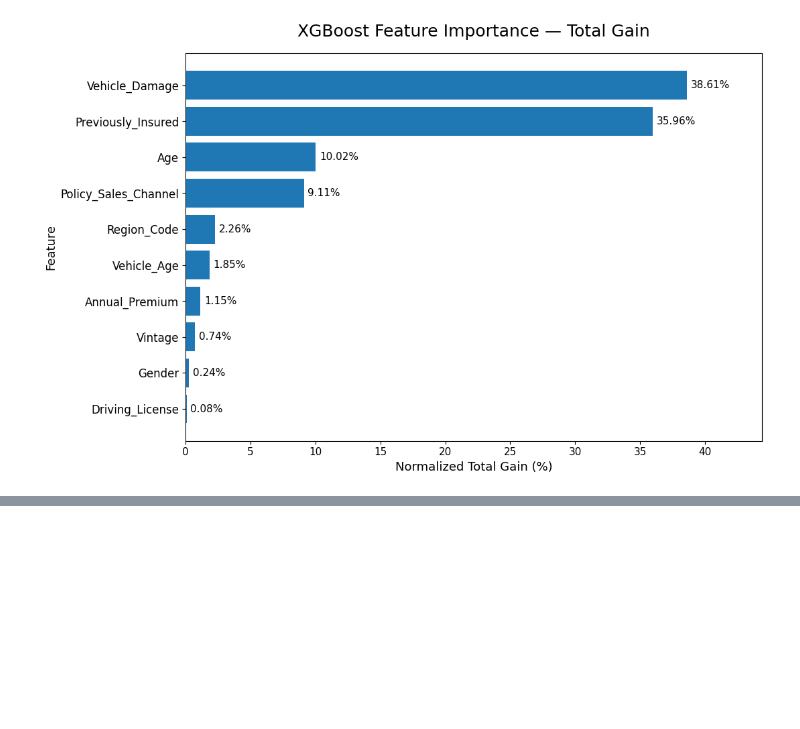
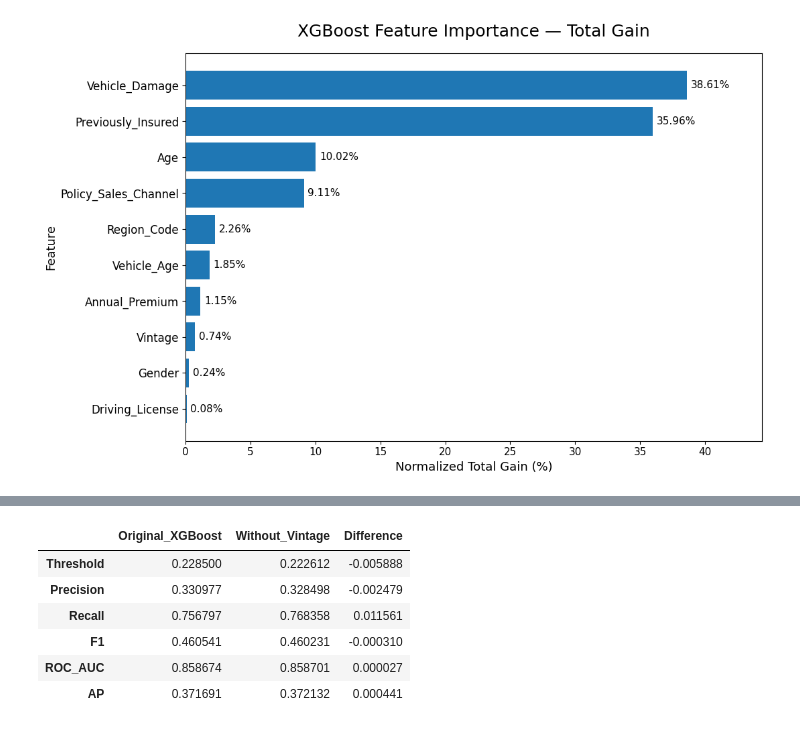
Before and after one commit to YoonTae98/machine_learning, a Jupyter notebook: project/test.ipynb, the cells around one changed output, grey strips where cells are left out. Cells and saved outputs as stored; diff of their text form; code cells hidden in the pictures; blank space fills up the shorter version.

```diff
--- a/project/test.ipynb
+++ b/project/test.ipynb
@@ -5391,0 +5589,20 @@ plt.show()
+# %%
+X_train_nv, X_valid_nv, y_train_nv, y_valid_nv = train_test_split(
+    X_no_vintage,
+    y,
+    test_size=0.2,
+    random_state=42,
+    stratify=y
+)
+
+
+print("Train:", X_train_nv.shape)
+print("Valid:", X_valid_nv.shape)
+
+print()
+print("Train Response ratio:")
+print(y_train_nv.value_counts(normalize=True))
+
+print()
+print("Valid Response ratio:")
+print(y_valid_nv.value_counts(normalize=True))
@@ -5391,0 +5770,34 @@ plt.show()
+# %%
+original_results = {
+    "Threshold": 0.2285,
+    "Precision": 0.3309770141847292,
+    "Recall": 0.756797259687433,
+    "F1": 0.46054131518092695,
+    "ROC_AUC": 0.8586737717083113,
+    "AP": 0.3716908143849149
+}
+
+
+comparison = pd.DataFrame({
+    "Original_XGBoost": original_results,
+    "Without_Vintage": results_no_vintage
+})
+
+
+comparison["Difference"] = (
+    comparison["Without_Vintage"]
+    - comparison["Original_XGBoost"]
+)
+
+
+display(
+    comparison.round(6)
+)
+# %% [output]
+|  | Original_XGBoost | Without_Vintage | Difference |
+| Threshold | 0.228500 | 0.222612 | -0.005888 |
+| Precision | 0.330977 | 0.328498 | -0.002479 |
+| Recall | 0.756797 | 0.768358 | 0.011561 |
+| F1 | 0.460541 | 0.460231 | -0.000310 |
+| ROC_AUC | 0.858674 | 0.858701 | 0.000027 |
+| AP | 0.371691 | 0.372132 | 0.000441 |
```
Also changed, not shown: parts of 9 cells of this notebook, 17 other files.
